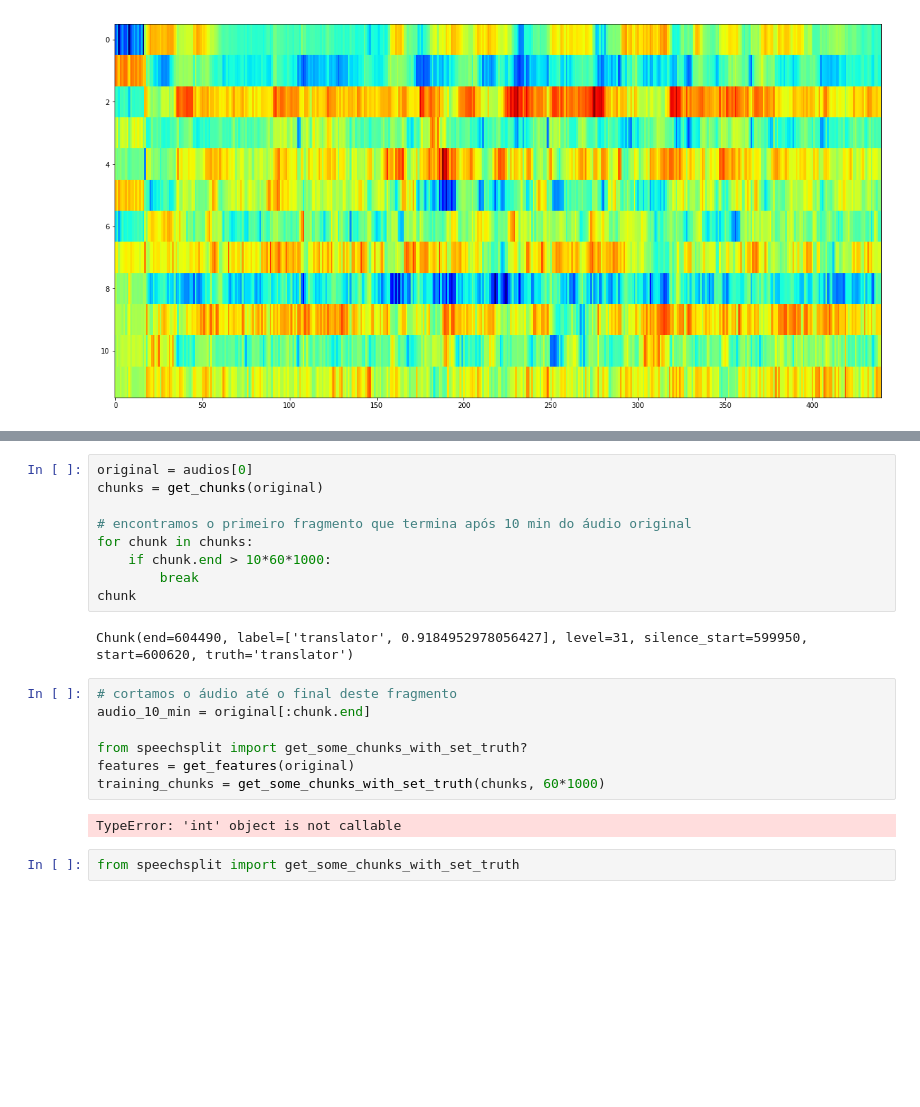
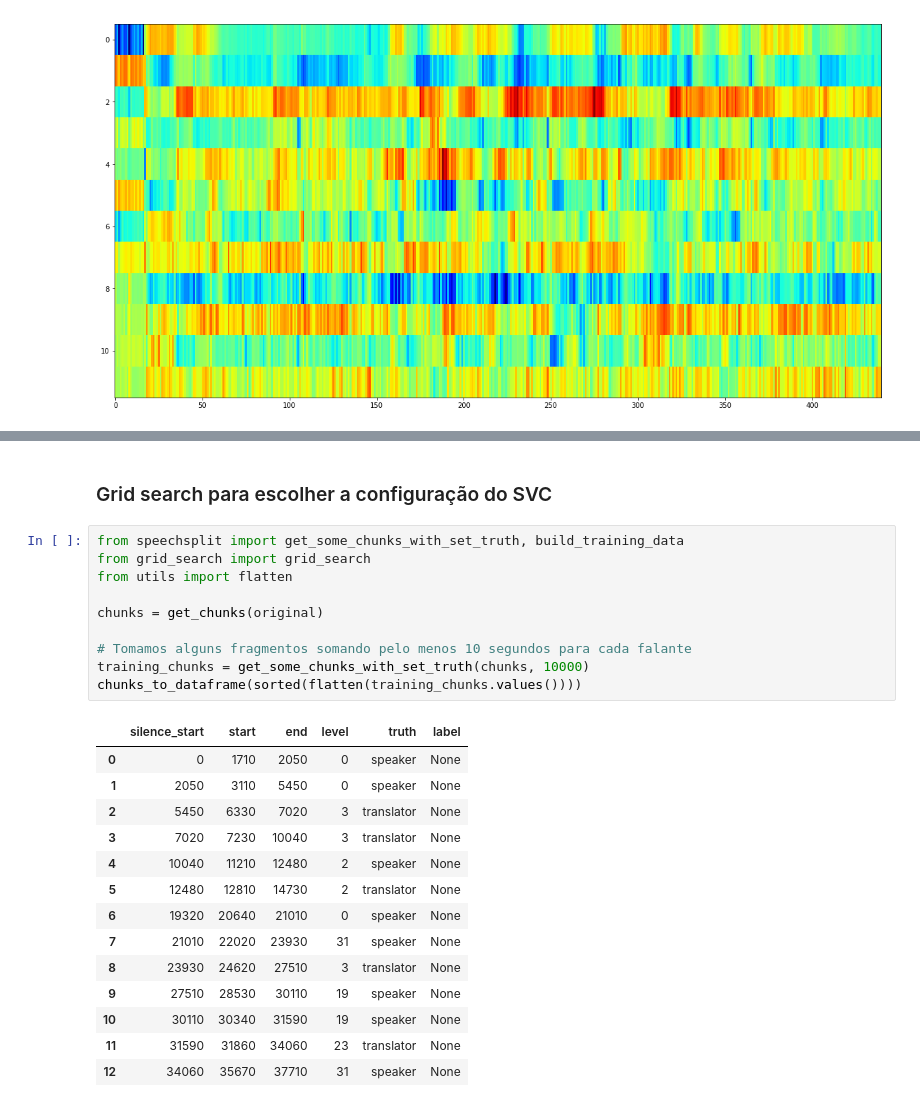
Before and after one commit to bigdatamatta/speechsplit, a Jupyter notebook: data_exploration.ipynb, the cells around one changed output, grey strips where cells are left out. Cells and saved outputs as stored; diff of their text form; blank space fills up the shorter version.

```diff
--- a/data_exploration.ipynb
+++ b/data_exploration.ipynb
@@ -129,25 +235,30 @@ both
 | 1 | data/2014_01_21_F.wav | 0.011070 |
 | 2 | data/2014_01_22_F.wav | 0.006723 |
 | 3 | data/2014_01_23_F.wav | 0.007782 |
-# %%
-original = audios[0]
-chunks = get_chunks(original)
-
-# encontramos o primeiro fragmento que termina após 10 min do áudio original
-for chunk in chunks:
-    if chunk.end > 10*60*1000:
-        break
-chunk
-# %% [output]
-Chunk(end=604490, label=['translator', 0.9184952978056427], level=31, silence_start=599950, start=600620, truth='translator')
-# %%
-# cortamos o áudio até o final deste fragmento
-audio_10_min = original[:chunk.end]
-
-from speechsplit import get_some_chunks_with_set_truth?
-features = get_features(original)
-training_chunks = get_some_chunks_with_set_truth(chunks, 60*1000)
-# %% [output]
-TypeError: 'int' object is not callable
-# %%
-from speechsplit import get_some_chunks_with_set_truth
+# %% [markdown]
+### Grid search para escolher a configuração do SVC
+# %%
+from speechsplit import get_some_chunks_with_set_truth, build_training_data
+from grid_search import grid_search
+from utils import flatten
+
+chunks = get_chunks(original)
+
+# Tomamos alguns fragmentos somando pelo menos 10 segundos para cada falante
+training_chunks = get_some_chunks_with_set_truth(chunks, 10000)
+chunks_to_dataframe(sorted(flatten(training_chunks.values())))
+# %% [output]
+|  | silence_start | start | end | level | truth | label |
+| 0 | 0 | 1710 | 2050 | 0 | speaker | None |
+| 1 | 2050 | 3110 | 5450 | 0 | speaker | None |
+| 2 | 5450 | 6330 | 7020 | 3 | translator | None |
+| 3 | 7020 | 7230 | 10040 | 3 | translator | None |
+| 4 | 10040 | 11210 | 12480 | 2 | speaker | None |
+| 5 | 12480 | 12810 | 14730 | 2 | translator | None |
+| 6 | 19320 | 20640 | 21010 | 0 | speaker | None |
+| 7 | 21010 | 22020 | 23930 | 31 | speaker | None |
+| 8 | 23930 | 24620 | 27510 | 3 | translator | None |
+| 9 | 27510 | 28530 | 30110 | 19 | speaker | None |
+| 10 | 30110 | 30340 | 31590 | 19 | speaker | None |
+| 11 | 31590 | 31860 | 34060 | 23 | translator | None |
+| 12 | 34060 | 35670 | 37710 | 31 | speaker | None |
```
Also changed, not shown: parts of 28 cells of this notebook.
